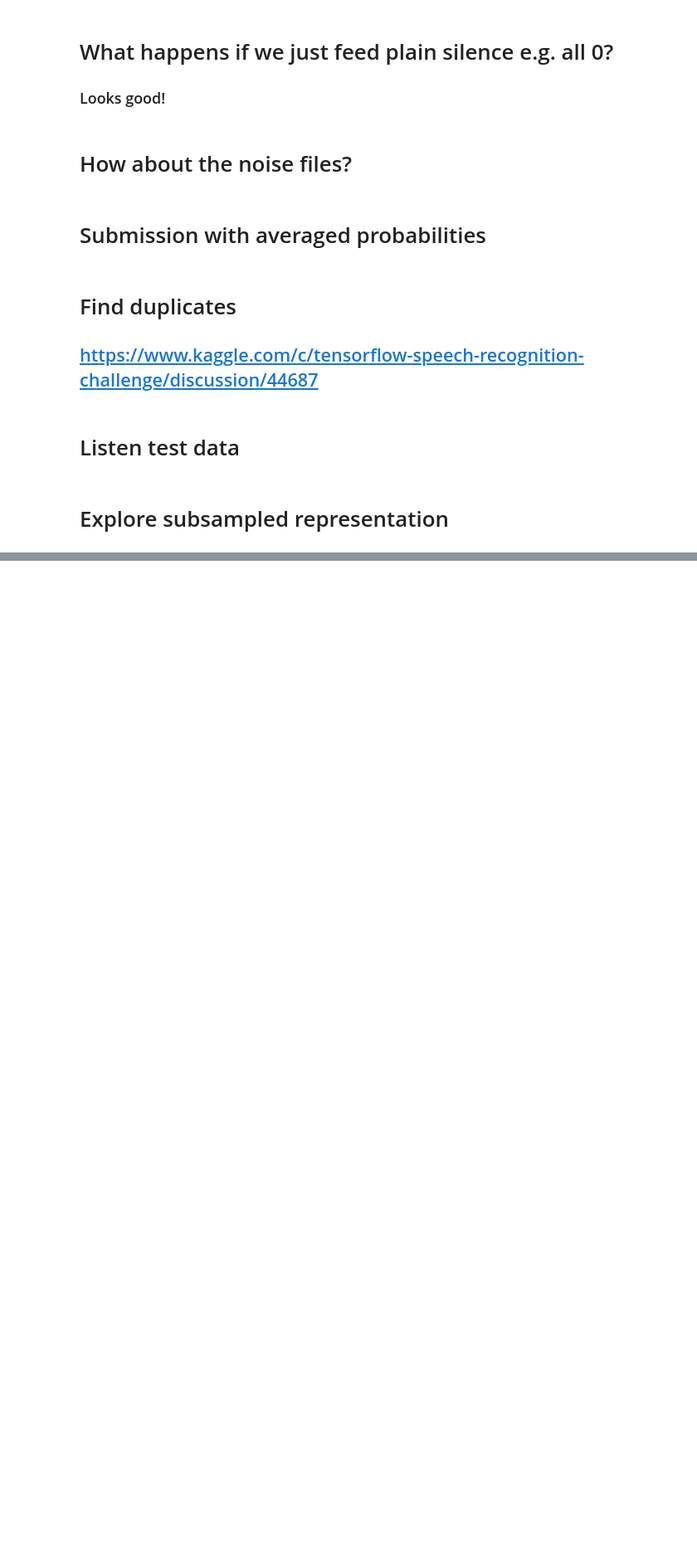
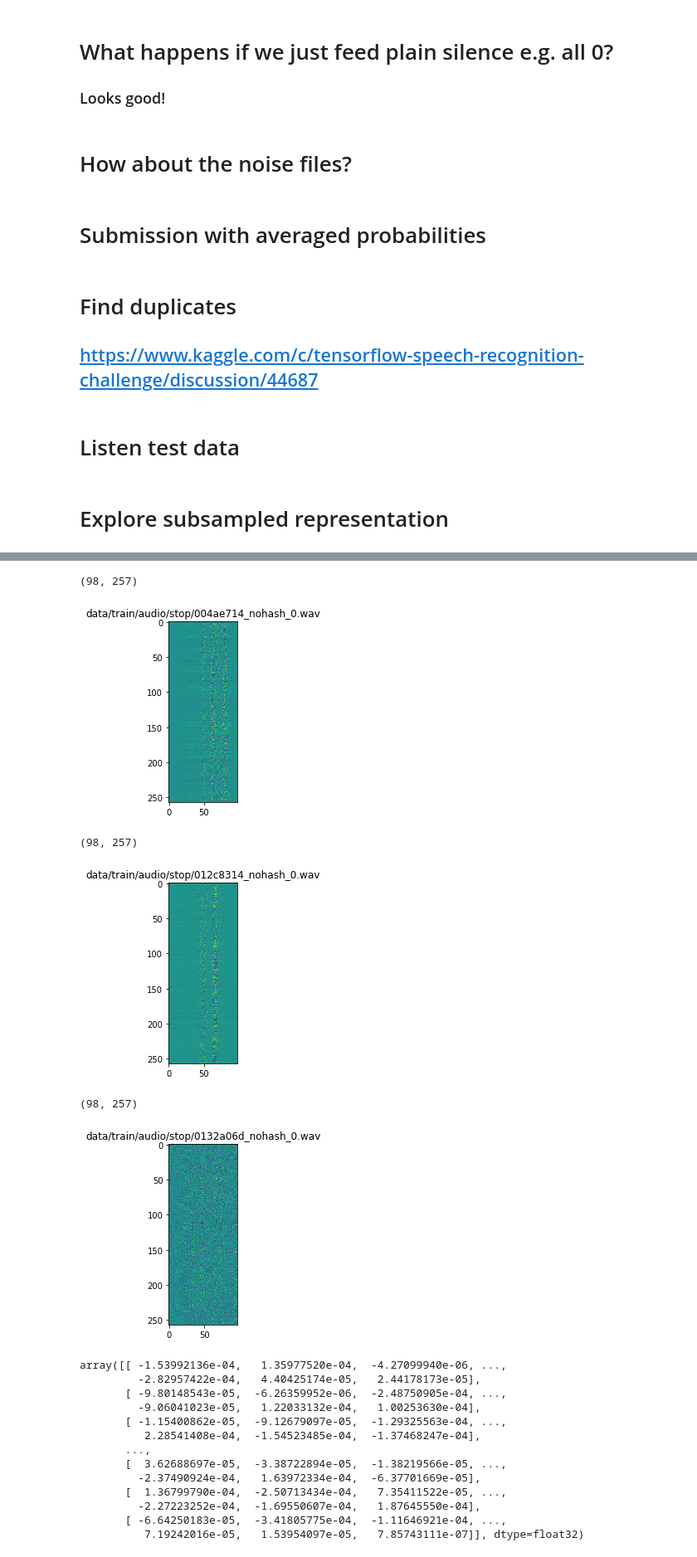
Before and after one commit to see--/speech_recognition, a Jupyter notebook: explore.ipynb, the cells around one changed output, grey strips where cells are left out. Shown at 83% size. Cells and saved outputs as stored; diff of their text form; code cells hidden in the pictures; blank space fills up the shorter version.

```diff
--- a/explore.ipynb
+++ b/explore.ipynb
@@ -1115,0 +1179,54 @@ array([  3.05175781e-05,   0.00000000e+00,   0.00000000e+00,
+# %%
+from keras.layers import Input, Conv1D, Reshape
+from keras.models import Model
+
+num_filter = 257
+
+input_layer = Input(shape=[16000])
+x = input_layer
+x = Reshape([16000, 1])(x)
+x = Conv1D(num_filter, window_size_samples, strides=window_stride_samples)(x)
+model = Model(input_layer, x)
+
+def plot_show(model, label='stop'):
+    fns = sorted(glob('data/train/audio/%s/*.wav' % label))
+    disp_count = 0
+    some_spec = None
+    for fn in fns:
+        if disp_count > 2:
+            break
+        if np.random.rand() > 0.0:
+            rate, data = wf.read(fn)
+            data = np.float32(data) / 32768
+            data = pad_crop(data)
+            spec = model.predict(data.reshape((1, -1))).squeeze()
+            some_spec = spec
+            print(spec.shape)
+            plt.figure()
+            plt.title(fn)
+            plt.imshow(spec.T)
+            plt.show()
+            disp_count += 1
+    return some_spec
+# %%
+plot_show(model)
+# %% [output]
+(98, 257)
+[figure, added]
+(98, 257)
+[figure, added]
+(98, 257)
+[figure, added]
+array([[ -1.53992136e-04,   1.35977520e-04,  -4.27099940e-06, ...,
+         -2.82957422e-04,   4.40425174e-05,   2.44178173e-05],
+       [ -9.80148543e-05,  -6.26359952e-06,  -2.48750905e-04, ...,
+         -9.06041023e-05,   1.22033132e-04,   1.00253630e-04],
+       [ -1.15400862e-05,  -9.12679097e-05,  -1.29325563e-04, ...,
+          2.28541408e-04,  -1.54523485e-04,  -1.37468247e-04],
+       ...,
+       [  3.62688697e-05,  -3.38722894e-05,  -1.38219566e-05, ...,
+         -2.37490924e-04,   1.63972334e-04,  -6.37701669e-05],
+       [  1.36799790e-04,  -2.50713434e-04,   7.35411522e-05, ...,
+         -2.27223252e-04,  -1.69550607e-04,   1.87645550e-04],
+       [ -6.64250183e-05,  -3.41805775e-04,  -1.11646921e-04, ...,
+          7.19242016e-05,   1.53954097e-05,   7.85743111e-07]], dtype=float32)
```
Also changed, not shown: parts of 22 cells of this notebook, 2 other files.
